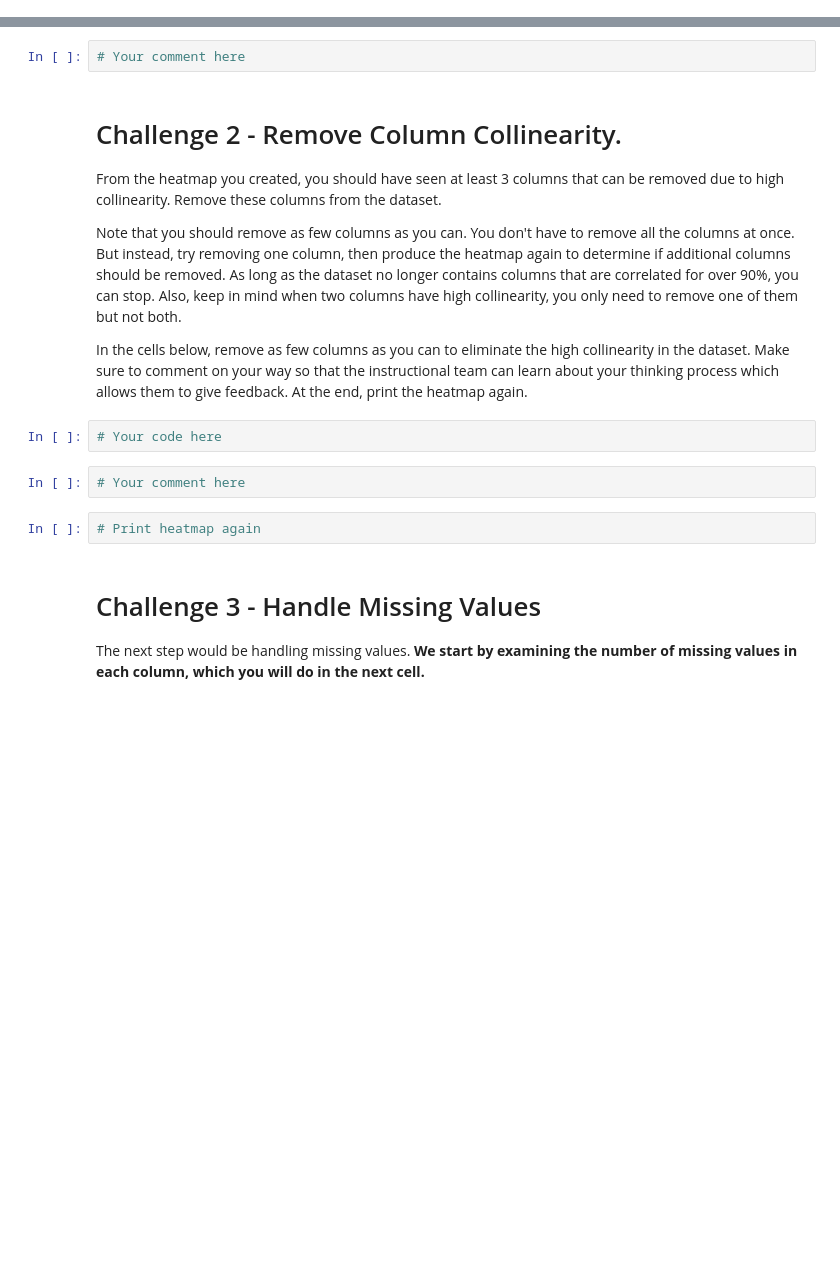
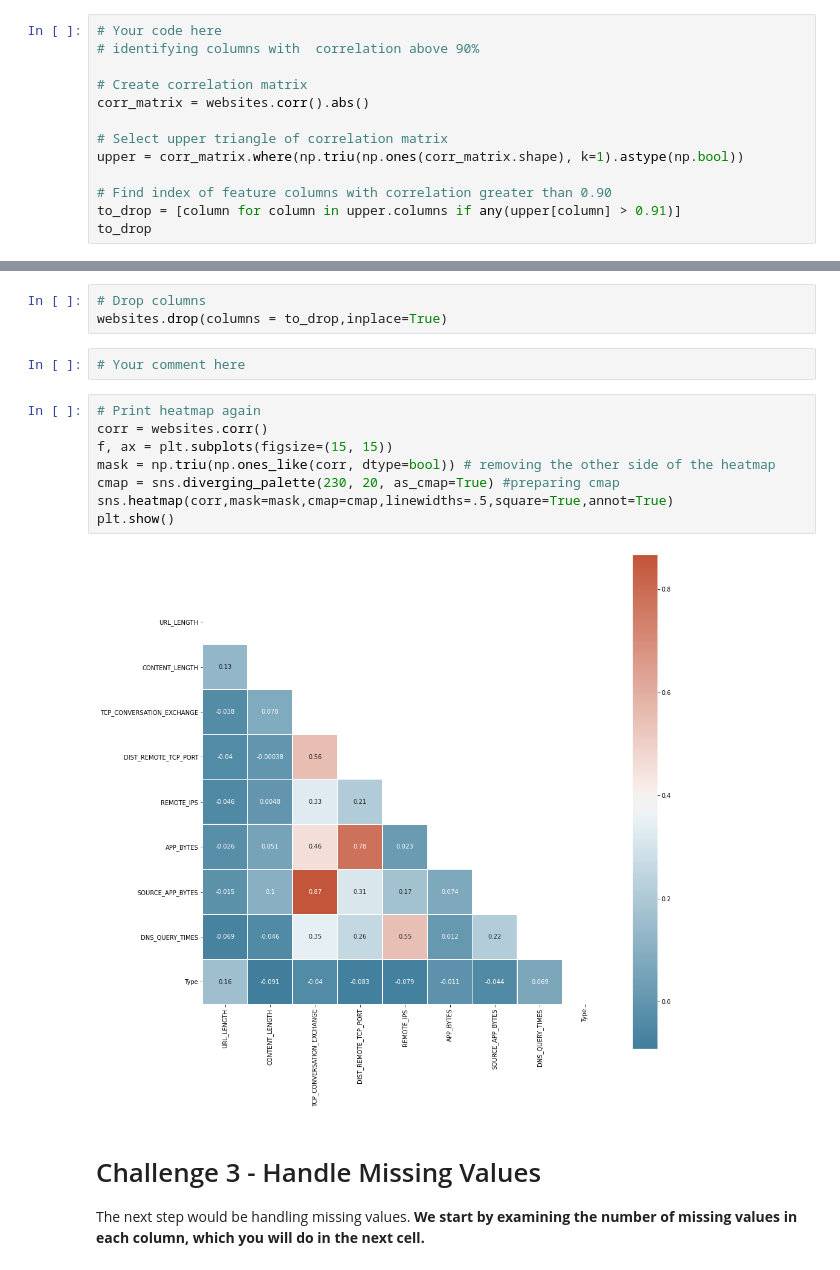
Before and after one commit to danielquer/data-pt-ber-08-20, a Jupyter notebook: Labs/module-3_labs/02_supervised-learning/01_lab-supervised-learning/your-code/main-dani.ipynb, the cells around one changed output, grey strips where cells are left out. Cells and saved outputs as stored; diff of their text form; blank space fills up the shorter version.

```diff
--- a/Labs/module-3_labs/02_supervised-learning/01_lab-supervised-learning/your-code/main-dani.ipynb
+++ b/Labs/module-3_labs/02_supervised-learning/01_lab-supervised-learning/your-code/main-dani.ipynb
@@ -158,0 +197,13 @@ We provide some general directions for you to consult in order to complete this
+# %%
+# Your code here
+# identifying columns with  correlation above 90%
+
+# Create correlation matrix
+corr_matrix = websites.corr().abs()
+
+# Select upper triangle of correlation matrix
+upper = corr_matrix.where(np.triu(np.ones(corr_matrix.shape), k=1).astype(np.bool))
+
+# Find index of feature columns with correlation greater than 0.90
+to_drop = [column for column in upper.columns if any(upper[column] > 0.91)]
+to_drop
@@ -159,19 +216,18 @@ We provide some general directions for you to consult in order to complete this
+# %%
+# Drop columns
+websites.drop(columns = to_drop,inplace=True)
 # %%
 # Your comment here
-# %% [markdown]
-# Challenge 2 - Remove Column Collinearity.
-
-From the heatmap you created, you should have seen at least 3 columns that can be removed due to high collinearity. Remove these columns from the dataset.
-
-Note that you should remove as few columns as you can. You don't have to remove all the columns at once. But instead, try removing one column, then produce the heatmap again to determine if additional columns should be removed. As long as the dataset no longer contains columns that are correlated for over 90%, you can stop. Also, keep in mind when two columns have high collinearity, you only need to remove one of them but not both.
-
-In the cells below, remove as few columns as you can to eliminate the high collinearity in the dataset. Make sure to comment on your way so that the instructional team can learn about your thinking process which allows them to give feedback. At the end, print the heatmap again.
-# %%
-# Your code here
-# %%
-# Your comment here
-# %%
-# Print heatmap again
+# %%
+# Print heatmap again
+corr = websites.corr()
+f, ax = plt.subplots(figsize=(15, 15))
+mask = np.triu(np.ones_like(corr, dtype=bool)) # removing the other side of the heatmap
+cmap = sns.diverging_palette(230, 20, as_cmap=True) #preparing cmap
+sns.heatmap(corr,mask=mask,cmap=cmap,linewidths=.5,square=True,annot=True)
+plt.show()
+# %% [output]
+[figure, added]
 # %% [markdown]
 # Challenge 3 - Handle Missing Values
 
```
Also changed, not shown: parts of 50 cells of this notebook.
